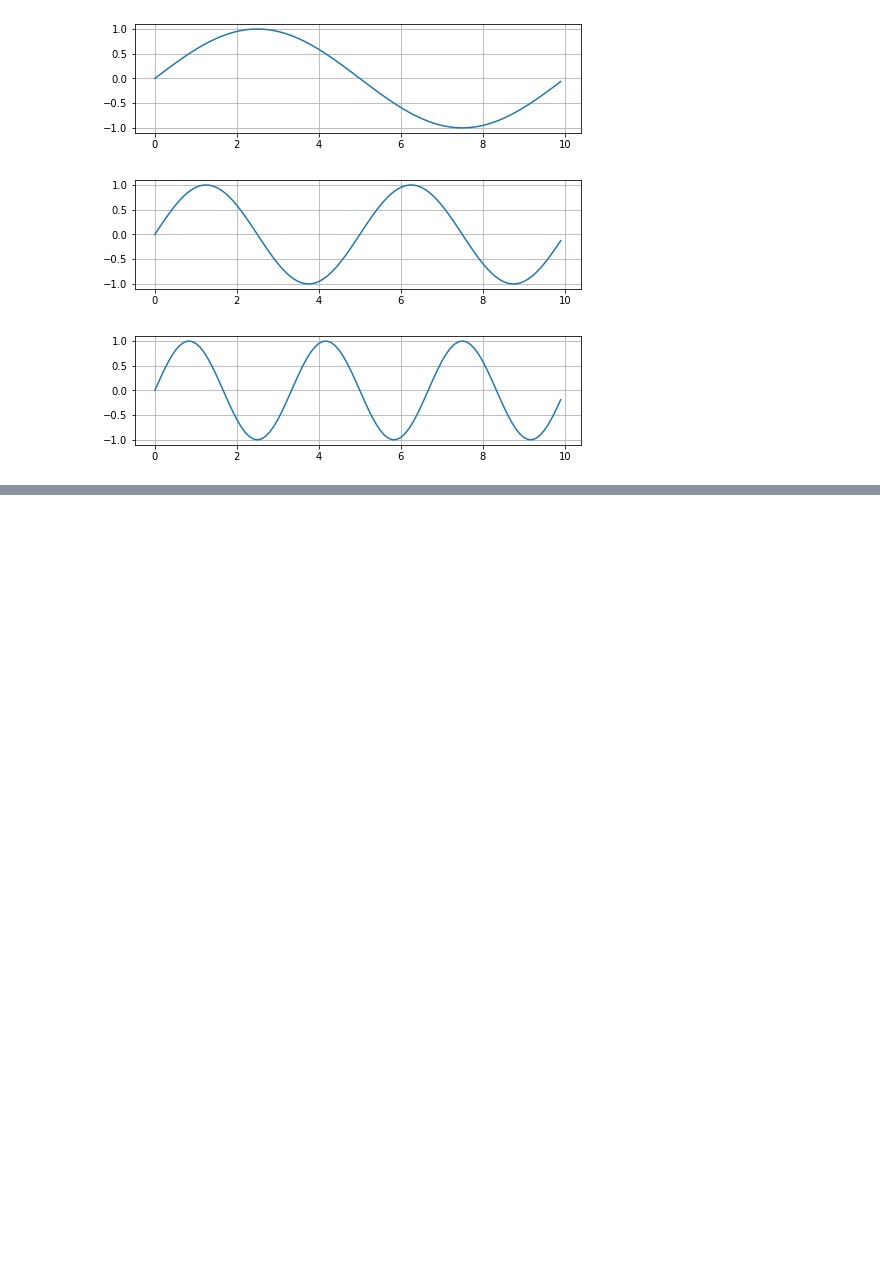
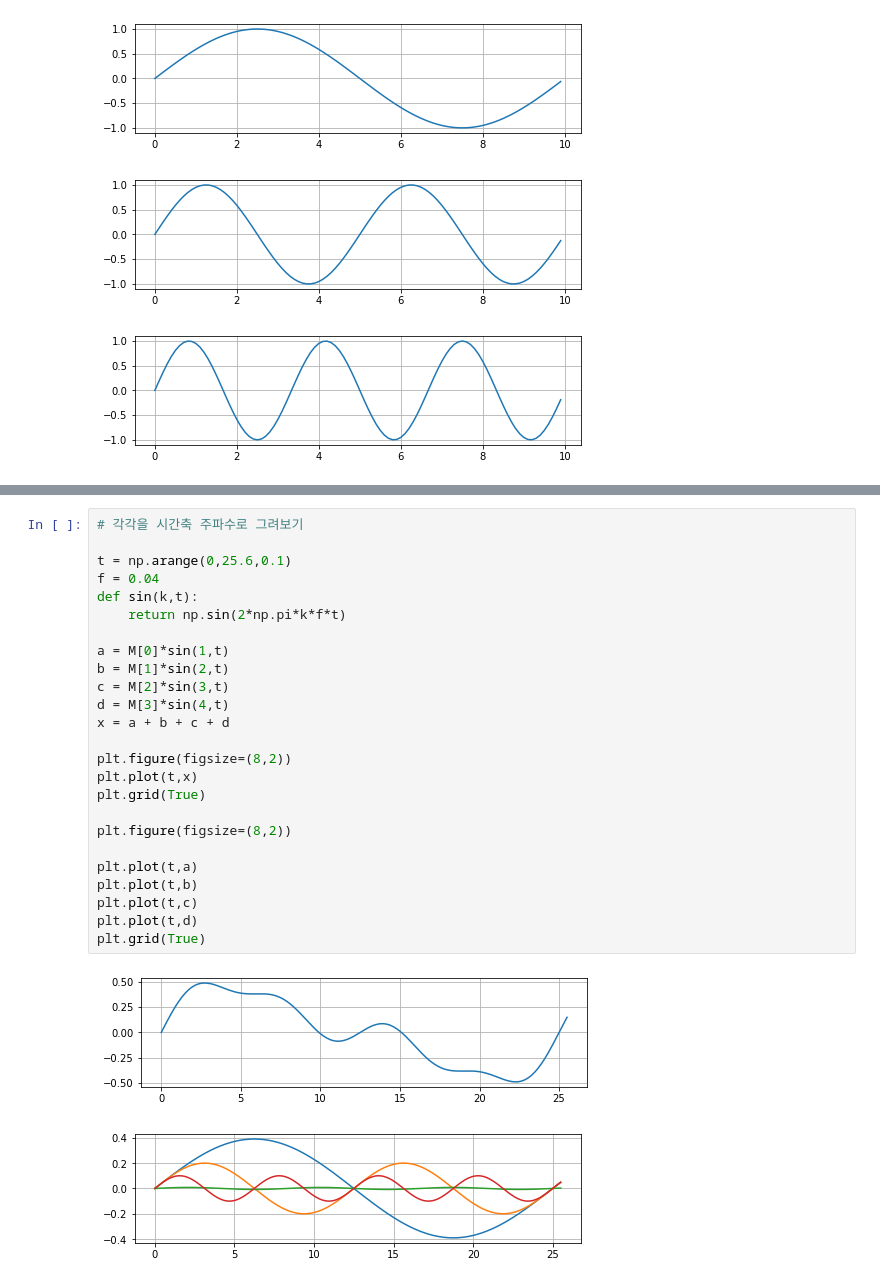
Before and after one commit to Joonsawon/UST_RandomData, a Jupyter notebook: FFT.ipynb, the cells around one changed output, grey strips where cells are left out. Saved outputs shown, nothing was run; the diff lists cells and outputs as text; blank space fills up the shorter version.

```diff
--- a/FFT.ipynb
+++ b/FFT.ipynb
@@ -35,0 +45,28 @@ plt.grid(True)
+# %%
+# 각각을 시간축 주파수로 그려보기
+
+t = np.arange(0,25.6,0.1)
+f = 0.04
+def sin(k,t):
+    return np.sin(2*np.pi*k*f*t)
+
+a = M[0]*sin(1,t)
+b = M[1]*sin(2,t)
+c = M[2]*sin(3,t)
+d = M[3]*sin(4,t)
+x = a + b + c + d
+
+plt.figure(figsize=(8,2))
+plt.plot(t,x)
+plt.grid(True)
+
+plt.figure(figsize=(8,2))
+
+plt.plot(t,a)
+plt.plot(t,b)
+plt.plot(t,c)
+plt.plot(t,d)
+plt.grid(True)
+# %% [output]
+[figure, added]
+[figure, added]
```
Also changed, not shown: parts of 2 cells of this notebook, 2 other files.
